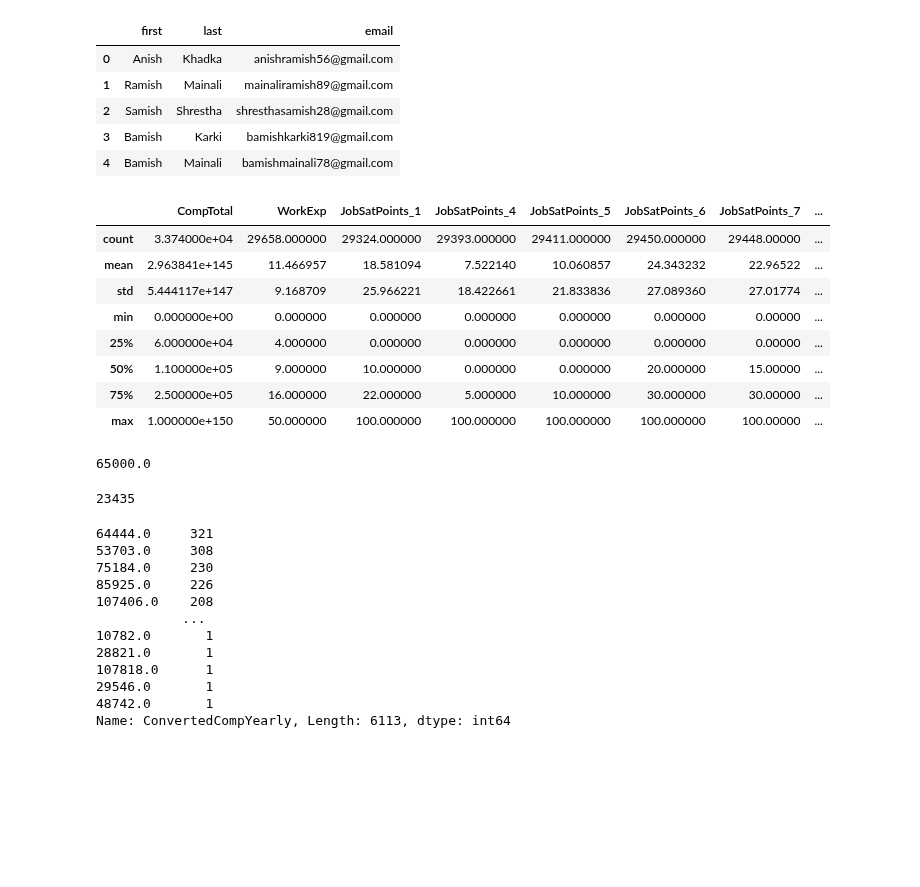
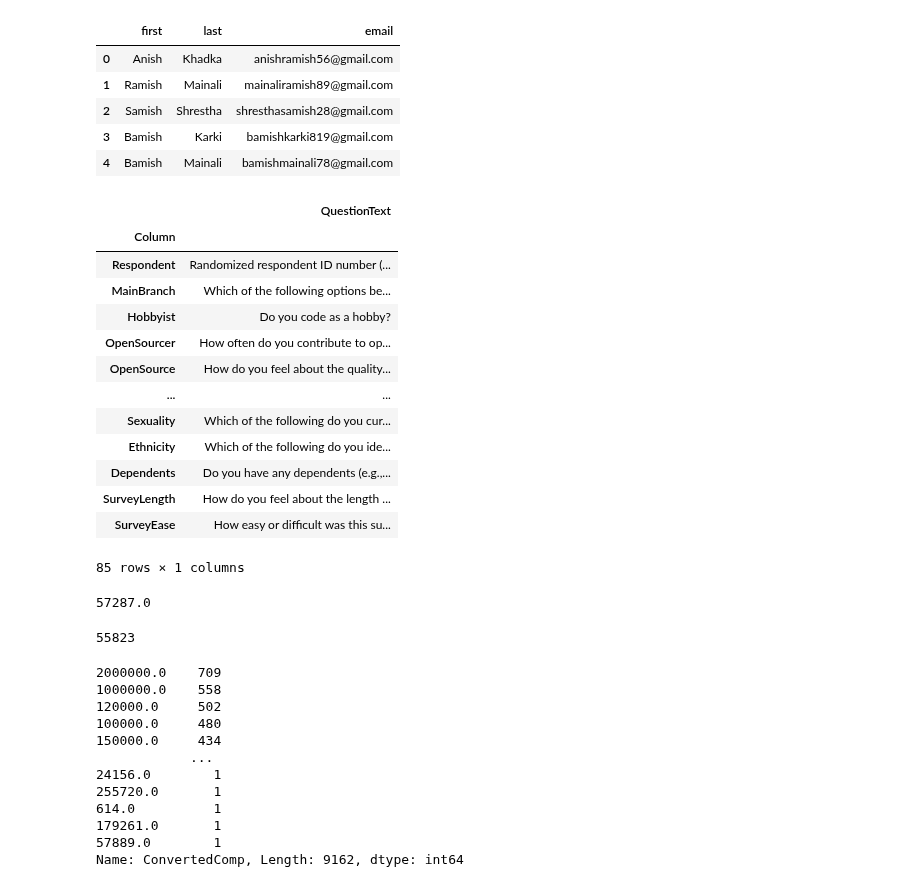
Before and after one commit to Sansub471/DataVisualization, a Jupyter notebook: pandas_classes/pandas_8.ipynb, the cells around one changed output. Saved outputs shown, nothing was run; the diff lists cells and outputs as text; code cells hidden in the pictures; blank space fills up the shorter version.

```diff
--- a/pandas_classes/pandas_8.ipynb
+++ b/pandas_classes/pandas_8.ipynb
@@ -89,38 +89,43 @@ schema_df = pd.read_csv('Data/stack-overflow-developer-survey-2024/survey_result
-# %%
-df.describe()
-# %% [output]
-|  | CompTotal | WorkExp | JobSatPoints_1 | JobSatPoints_4 | JobSatPoints_5 | JobSatPoints_6 | JobSatPoints_7 | ... |
-| count | 3.374000e+04 | 29658.000000 | 29324.000000 | 29393.000000 | 29411.000000 | 29450.000000 | 29448.00000 | ... |
-| mean | 2.963841e+145 | 11.466957 | 18.581094 | 7.522140 | 10.060857 | 24.343232 | 22.96522 | ... |
-| std | 5.444117e+147 | 9.168709 | 25.966221 | 18.422661 | 21.833836 | 27.089360 | 27.01774 | ... |
-| min | 0.000000e+00 | 0.000000 | 0.000000 | 0.000000 | 0.000000 | 0.000000 | 0.00000 | ... |
-| 25% | 6.000000e+04 | 4.000000 | 0.000000 | 0.000000 | 0.000000 | 0.000000 | 0.00000 | ... |
-| 50% | 1.100000e+05 | 9.000000 | 10.000000 | 0.000000 | 0.000000 | 20.000000 | 15.00000 | ... |
-| 75% | 2.500000e+05 | 16.000000 | 22.000000 | 5.000000 | 10.000000 | 30.000000 | 30.00000 | ... |
-| max | 1.000000e+150 | 50.000000 | 100.000000 | 100.000000 | 100.000000 | 100.000000 | 100.00000 | ... |
+# %%
+schema_df
+# %% [output]
+|  | QuestionText |
+| Column |  |
+| Respondent | Randomized respondent ID number (... |
+| MainBranch | Which of the following options be... |
+| Hobbyist | Do you code as a hobby? |
+| OpenSourcer | How often do you contribute to op... |
+| OpenSource | How do you feel about the quality... |
+| ... | ... |
+| Sexuality | Which of the following do you cur... |
+| Ethnicity | Which of the following do you ide... |
+| Dependents | Do you have any dependents (e.g.,... |
+| SurveyLength | How do you feel about the length ... |
+| SurveyEase | How easy or difficult was this su... |
+85 rows × 1 columns
 # %%
-df['ConvertedCompYearly'].median() # median salary
+df['ConvertedComp'].median() # median salary
 # %% [output]
-65000.0
+57287.0
 # %%
-df['ConvertedCompYearly'].count()
+df['ConvertedComp'].count()
 # %% [output]
-23435
+55823
 # %%
-df['ConvertedCompYearly'].value_counts()
+df['ConvertedComp'].value_counts()
 # %% [output]
-64444.0     321
-53703.0     308
-75184.0     230
-85925.0     226
-107406.0    208
-           ...
-10782.0       1
-28821.0       1
-107818.0      1
-29546.0       1
-48742.0       1
-Name: ConvertedCompYearly, Length: 6113, dtype: int64
+2000000.0    709
+1000000.0    558
+120000.0     502
+100000.0     480
+150000.0     434
+            ...
+24156.0        1
+255720.0       1
+614.0          1
+179261.0       1
+57889.0        1
+Name: ConvertedComp, Length: 9162, dtype: int64
 # %%
 country_grp = df.groupby(['Country'])
 # %%
```
Also changed, not shown: parts of 6 cells of this notebook.
